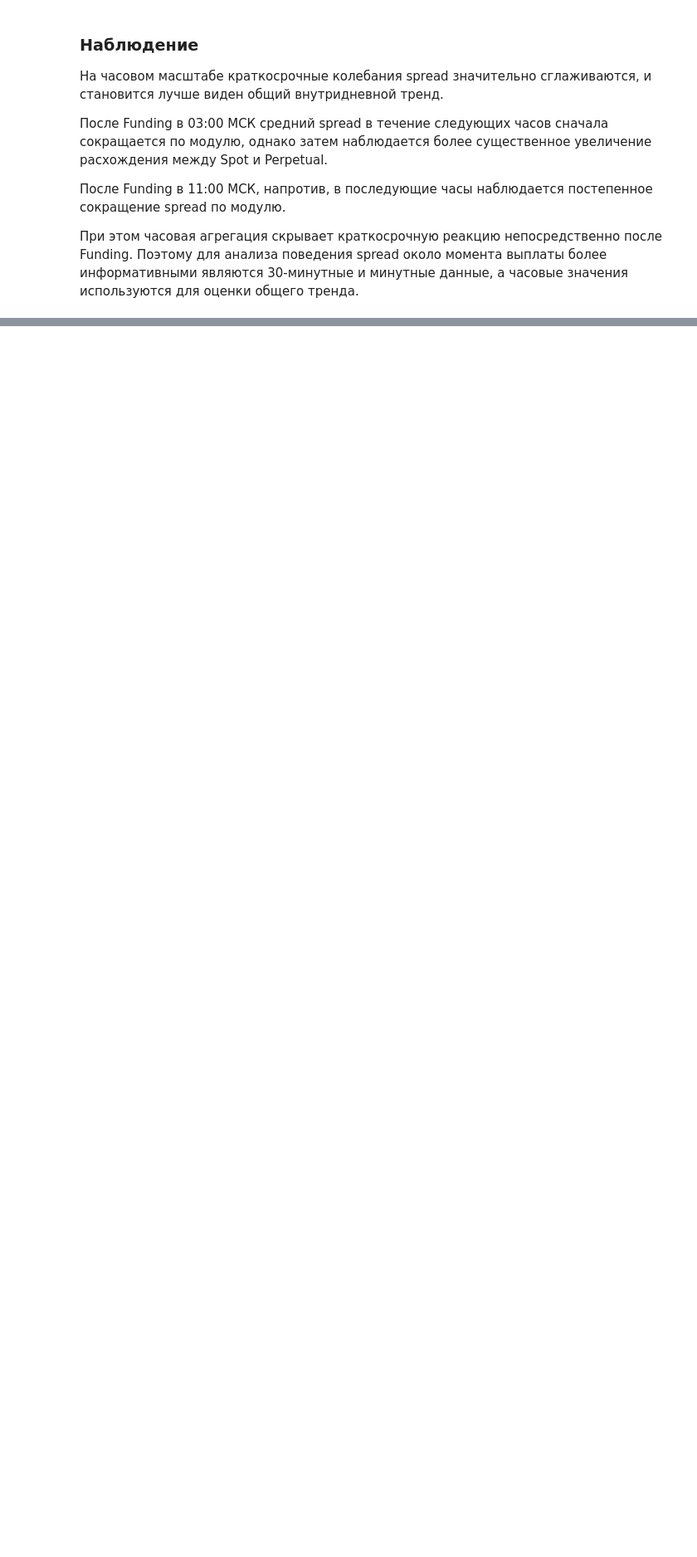
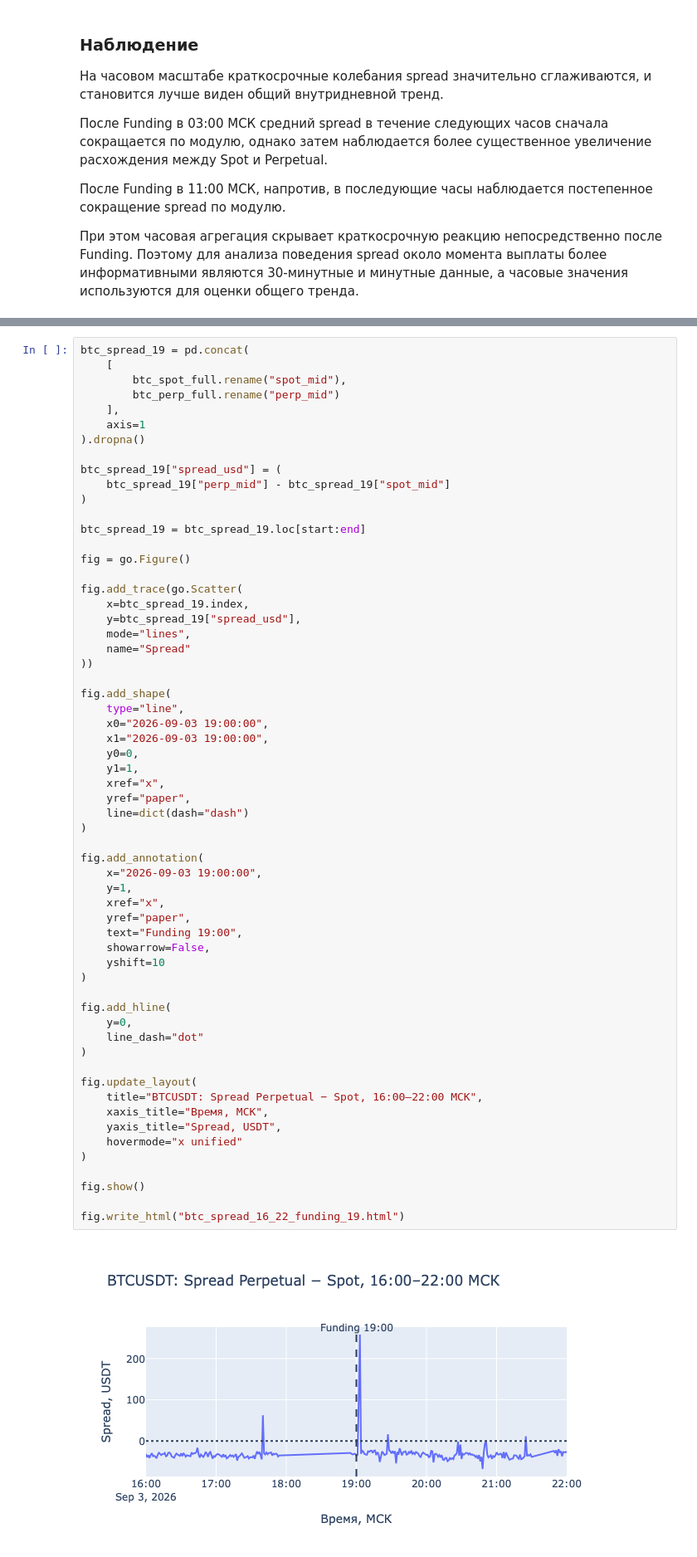
Before and after one commit to thnesss/research, a Jupyter notebook: binance_market_data/binance_funding_analysis.ipynb, the cells around one changed output, grey strips where cells are left out. Shown at 83% size. Drawn from its saved outputs; the diff is of its cells as text; blank space fills up the shorter version.

```diff
--- a/binance_market_data/binance_funding_analysis.ipynb
+++ b/binance_market_data/binance_funding_analysis.ipynb
@@ -641,0 +757,62 @@ fig_1h.show()
+# %%
+btc_spread_19 = pd.concat(
+    [
+        btc_spot_full.rename("spot_mid"),
+        btc_perp_full.rename("perp_mid")
+    ],
+    axis=1
+).dropna()
+
+btc_spread_19["spread_usd"] = (
+    btc_spread_19["perp_mid"] - btc_spread_19["spot_mid"]
+)
+
+btc_spread_19 = btc_spread_19.loc[start:end]
+
+fig = go.Figure()
+
+fig.add_trace(go.Scatter(
+    x=btc_spread_19.index,
+    y=btc_spread_19["spread_usd"],
+    mode="lines",
+    name="Spread"
+))
+
+fig.add_shape(
+    type="line",
+    x0="2026-09-03 19:00:00",
+    x1="2026-09-03 19:00:00",
+    y0=0,
+    y1=1,
+    xref="x",
+    yref="paper",
+    line=dict(dash="dash")
+)
+
+fig.add_annotation(
+    x="2026-09-03 19:00:00",
+    y=1,
+    xref="x",
+    yref="paper",
+    text="Funding 19:00",
+    showarrow=False,
+    yshift=10
+)
+
+fig.add_hline(
+    y=0,
+    line_dash="dot"
+)
+
+fig.update_layout(
+    title="BTCUSDT: Spread Perpetual − Spot, 16:00–22:00 МСК",
+    xaxis_title="Время, МСК",
+    yaxis_title="Spread, USDT",
+    hovermode="x unified"
+)
+
+fig.show()
+
+fig.write_html("btc_spread_16_22_funding_19.html")
+# %% [output]
+[figure, added]
```
Also changed, not shown: parts of 18 cells of this notebook, 6 other files.
